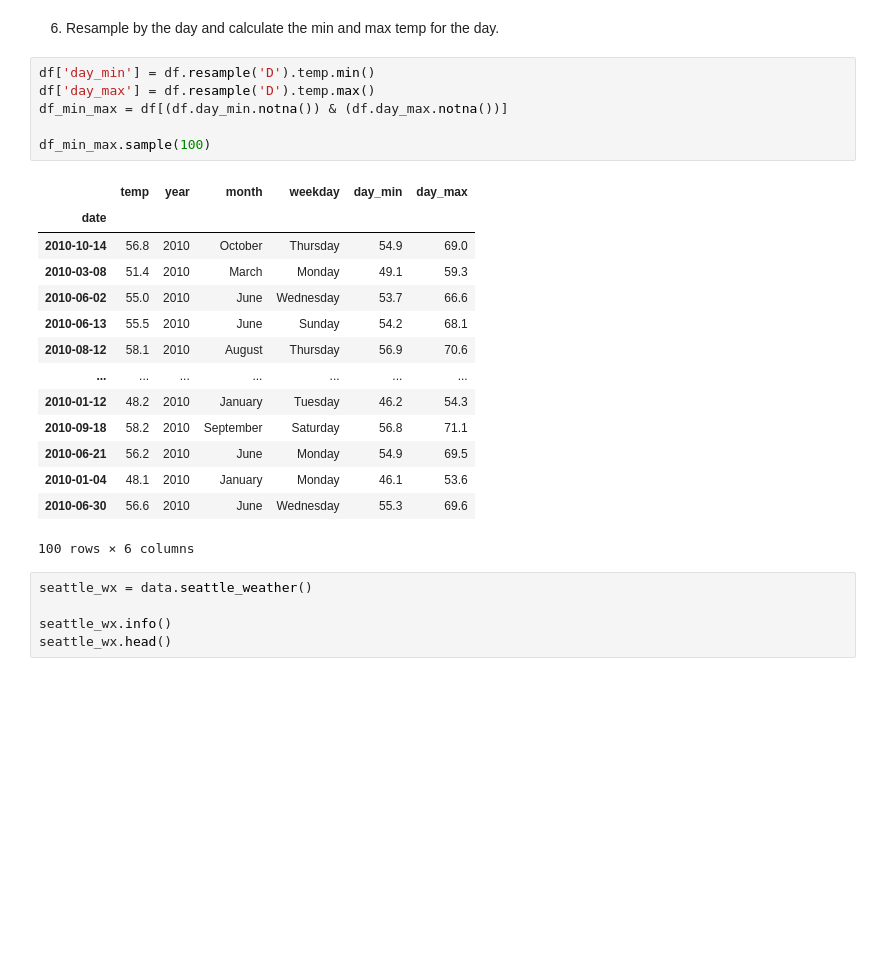
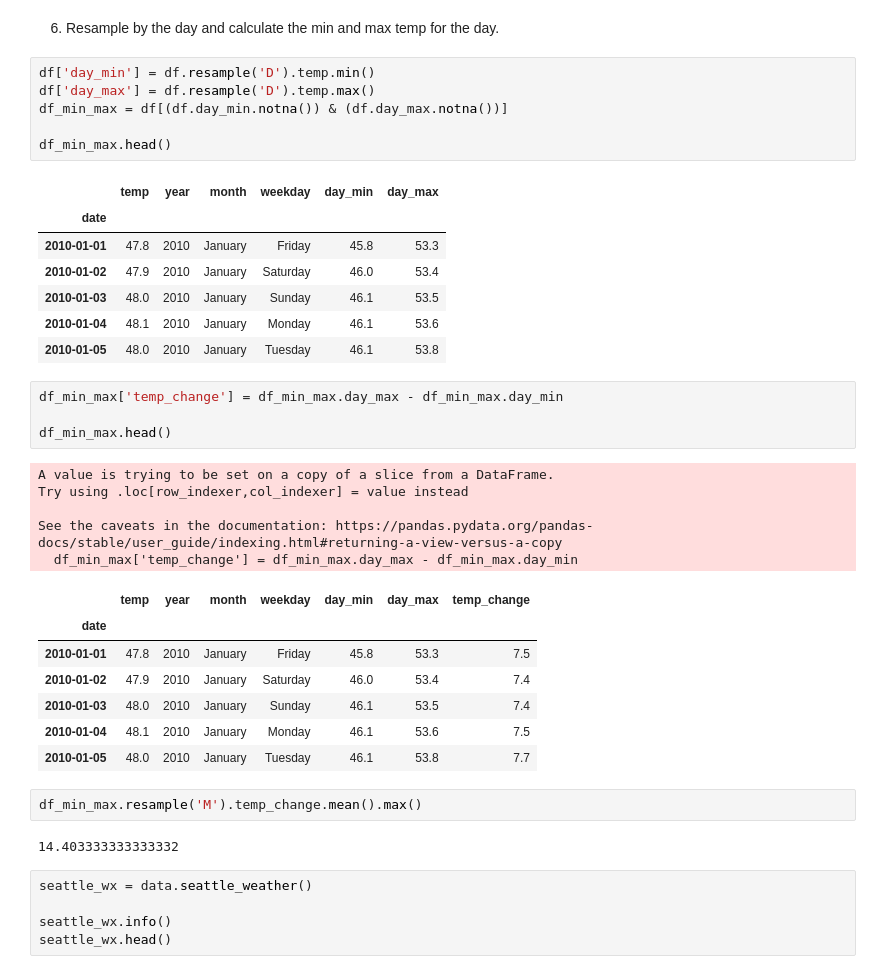
Before and after one commit to tarrencen/time-series-exercises, a Jupyter notebook: working-with-time-series.ipynb, the cells around one changed output. Drawn from its saved outputs; the diff is of its cells as text; blank space fills up the shorter version.

```diff
--- a/working-with-time-series.ipynb
+++ b/working-with-time-series.ipynb
@@ -124,24 +125,38 @@ df.resample('M').temp.mean().idxmax().month_name()
 # %%
 df['day_min'] = df.resample('D').temp.min()
 df['day_max'] = df.resample('D').temp.max()
 df_min_max = df[(df.day_min.notna()) & (df.day_max.notna())]
 
-df_min_max.sample(100)
+df_min_max.head()
 # %% [output]
 |  | temp | year | month | weekday | day_min | day_max |
 | date |  |  |  |  |  |  |
-| 2010-10-14 | 56.8 | 2010 | October | Thursday | 54.9 | 69.0 |
-| 2010-03-08 | 51.4 | 2010 | March | Monday | 49.1 | 59.3 |
-| 2010-06-02 | 55.0 | 2010 | June | Wednesday | 53.7 | 66.6 |
-| 2010-06-13 | 55.5 | 2010 | June | Sunday | 54.2 | 68.1 |
-| 2010-08-12 | 58.1 | 2010 | August | Thursday | 56.9 | 70.6 |
-| ... | ... | ... | ... | ... | ... | ... |
-| 2010-01-12 | 48.2 | 2010 | January | Tuesday | 46.2 | 54.3 |
-| 2010-09-18 | 58.2 | 2010 | September | Saturday | 56.8 | 71.1 |
-| 2010-06-21 | 56.2 | 2010 | June | Monday | 54.9 | 69.5 |
+| 2010-01-01 | 47.8 | 2010 | January | Friday | 45.8 | 53.3 |
+| 2010-01-02 | 47.9 | 2010 | January | Saturday | 46.0 | 53.4 |
+| 2010-01-03 | 48.0 | 2010 | January | Sunday | 46.1 | 53.5 |
 | 2010-01-04 | 48.1 | 2010 | January | Monday | 46.1 | 53.6 |
-| 2010-06-30 | 56.6 | 2010 | June | Wednesday | 55.3 | 69.6 |
+| 2010-01-05 | 48.0 | 2010 | January | Tuesday | 46.1 | 53.8 |
-100 rows × 6 columns
+# %%
+df_min_max['temp_change'] = df_min_max.day_max - df_min_max.day_min
+
+df_min_max.head()
+# %% [output]
+A value is trying to be set on a copy of a slice from a DataFrame.
+Try using .loc[row_indexer,col_indexer] = value instead
+
+See the caveats in the documentation: https://pandas.pydata.org/pandas-docs/stable/user_guide/indexing.html#returning-a-view-versus-a-copy
+  df_min_max['temp_change'] = df_min_max.day_max - df_min_max.day_min
+|  | temp | year | month | weekday | day_min | day_max | temp_change |
+| date |  |  |  |  |  |  |  |
+| 2010-01-01 | 47.8 | 2010 | January | Friday | 45.8 | 53.3 | 7.5 |
+| 2010-01-02 | 47.9 | 2010 | January | Saturday | 46.0 | 53.4 | 7.4 |
+| 2010-01-03 | 48.0 | 2010 | January | Sunday | 46.1 | 53.5 | 7.4 |
+| 2010-01-04 | 48.1 | 2010 | January | Monday | 46.1 | 53.6 | 7.5 |
+| 2010-01-05 | 48.0 | 2010 | January | Tuesday | 46.1 | 53.8 | 7.7 |
+# %%
+df_min_max.resample('M').temp_change.mean().max()
+# %% [output]
+14.403333333333332
 # %%
 seattle_wx = data.seattle_weather()
 
```
Also changed, not shown: parts of 12 cells of this notebook, 1 other file.
